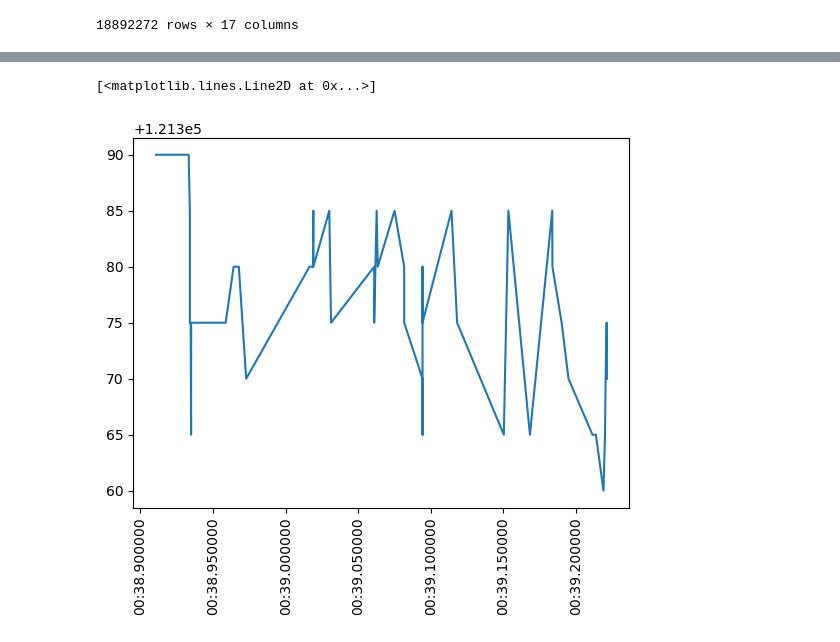
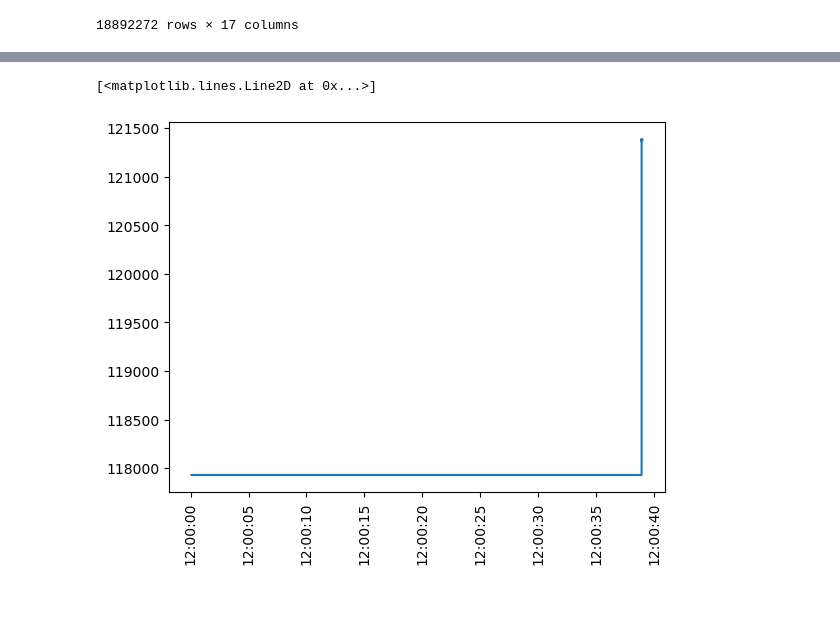
Before and after one commit to cavallofederico/marketmaking, a Jupyter notebook: alpha_signals/brazil_parameters/brazil.ipynb, the cells around one changed output, grey strips where cells are left out. Cells and saved outputs as stored; diff of their text form; code cells hidden in the pictures; blank space fills up the shorter version.

```diff
--- a/alpha_signals/brazil_parameters/brazil.ipynb
+++ b/alpha_signals/brazil_parameters/brazil.ipynb
@@ -50,6 +50,6 @@ plt.plot(df.price)
 # %%
 plt.xticks(rotation=90)
-plt.plot(df.iloc[0:1100].index, df.iloc[0:1100].price)
+plt.plot(df.iloc[0:3000].index, df.iloc[0:3000].midprice)
 # %% [output]
 [<matplotlib.lines.Line2D at 0x...>]
-[figure, old version]
+[figure, new version]
```
Also changed, not shown: parts of 2 cells of this notebook.
